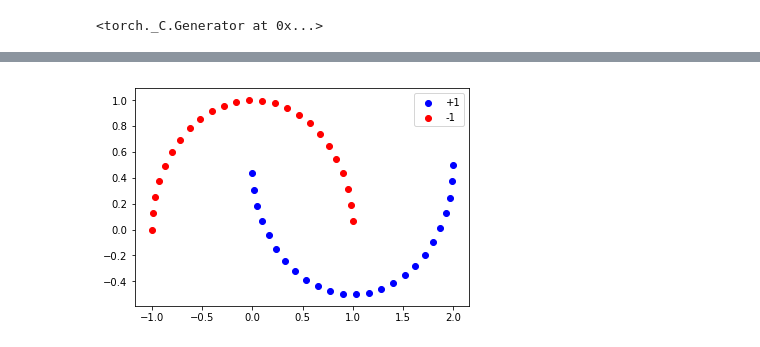
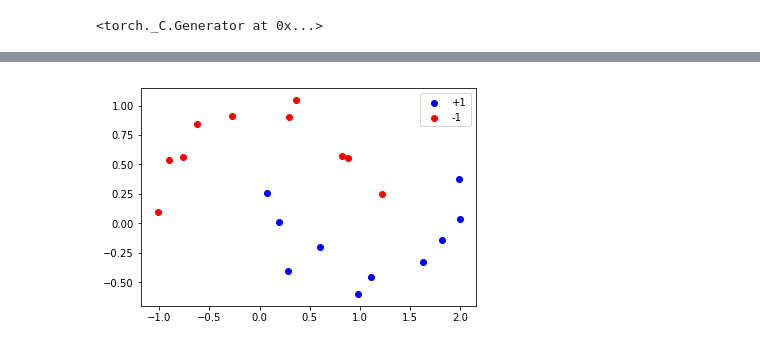
Before and after one commit to vincent6606/decision_compare, a Jupyter notebook: comparing decision boundaries.ipynb, the cells around one changed output, grey strips where cells are left out. Drawn from its saved outputs; the diff is of its cells as text; code cells hidden in the pictures.

Commit message:
=visualize

```diff
--- a/comparing decision boundaries.ipynb
+++ b/comparing decision boundaries.ipynb
@@ -41,9 +41,8 @@ plt.show()
 # %%
 def two_moons(N=10):
-    x = sklearn.datasets.make_moons(n_samples=N, shuffle=False, noise=None, random_state=None)
+    x = sklearn.datasets.make_moons(n_samples=N, shuffle=False, noise=0.1, random_state=None)
     xTr = x[0]
     yTr = x[1]
-
     xTe = xTr[::2,:]
     yTe = yTr[::2]
     xTr = xTr[1::2,:]
@@ -51,13 +50,13 @@ def two_moons(N=10):
 
     return xTr,yTr,xTe,yTe
 # %%
-xTr,yTr,xTe,yTe=two_moons(100)
+xTr,yTr,xTe,yTe=two_moons(40)
 plt.scatter(xTr[yTr == 1, 0], xTr[yTr == 1, 1], c='b')
 plt.scatter(xTr[yTr != 1, 0], xTr[yTr != 1, 1], c='r')
 plt.legend(["+1","-1"])
 plt.show()
 # %% [output]
-[figure, old version]
+[figure, new version]
 # %%
 import densenet as dn
 # %%
```
Also changed, not shown: parts of 18 cells of this notebook.
